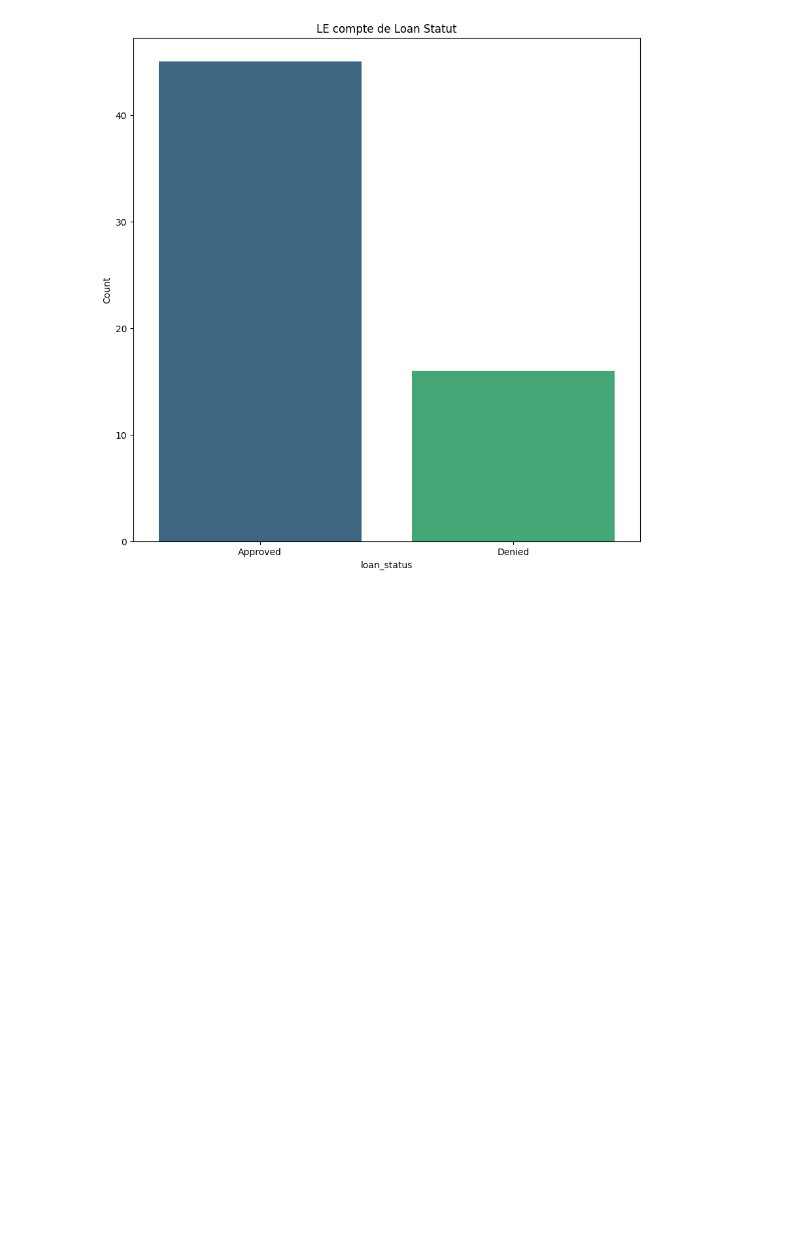
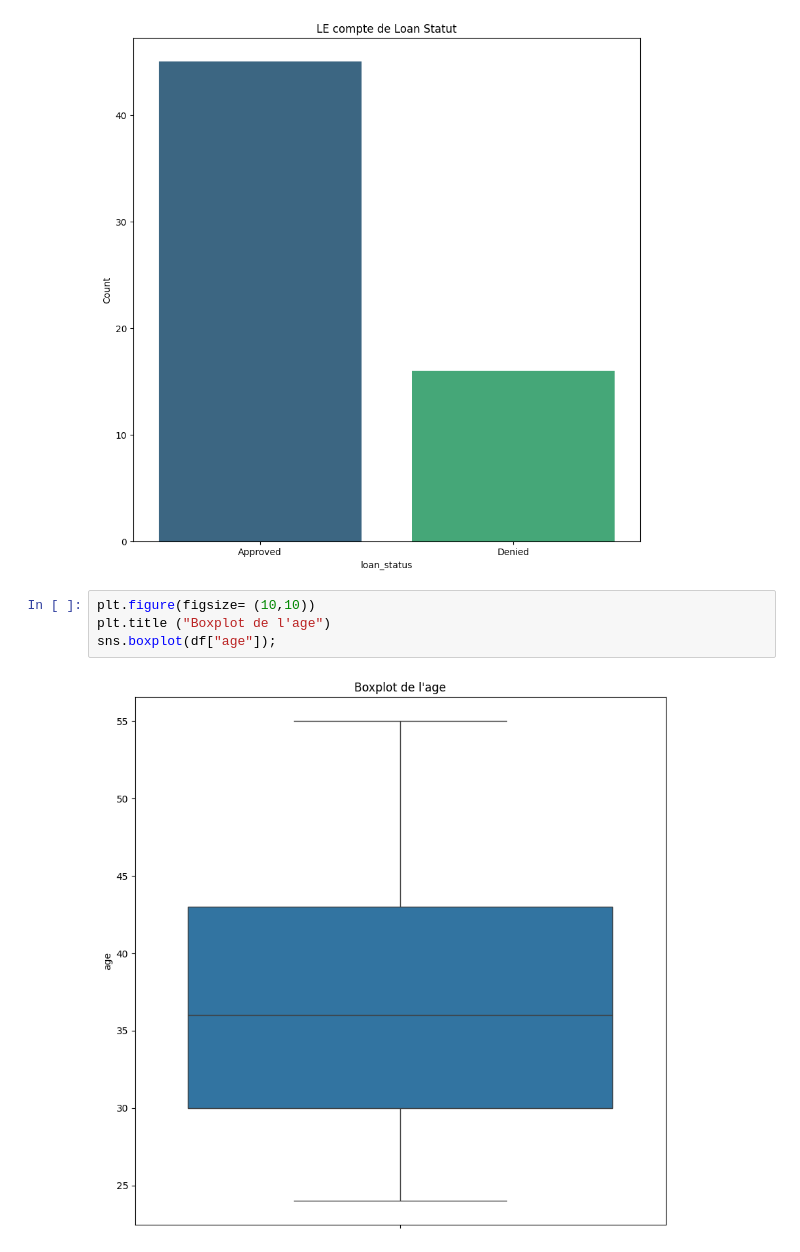
Before and after one commit to khelifaYacine/-classification-des-pr-ts-simples, a Jupyter notebook: Classification_des_prets_simple-1.ipynb, the cells around one changed output. Saved outputs shown, nothing was run; the diff lists cells and outputs as text; blank space fills up the shorter version.

```diff
--- a/Classification_des_prets_simple-1.ipynb
+++ b/Classification_des_prets_simple-1.ipynb
@@ -125,3 +125,9 @@ Passing `palette` without assigning `hue` is deprecated and will be removed in v
 
   sns.countplot(data = df, x= "loan_status", palette= "viridis");
 [figure]
+# %%
+plt.figure(figsize= (10,10))
+plt.title ("Boxplot de l'age")
+sns.boxplot(df["age"]);
+# %% [output]
+[figure, added]
```
